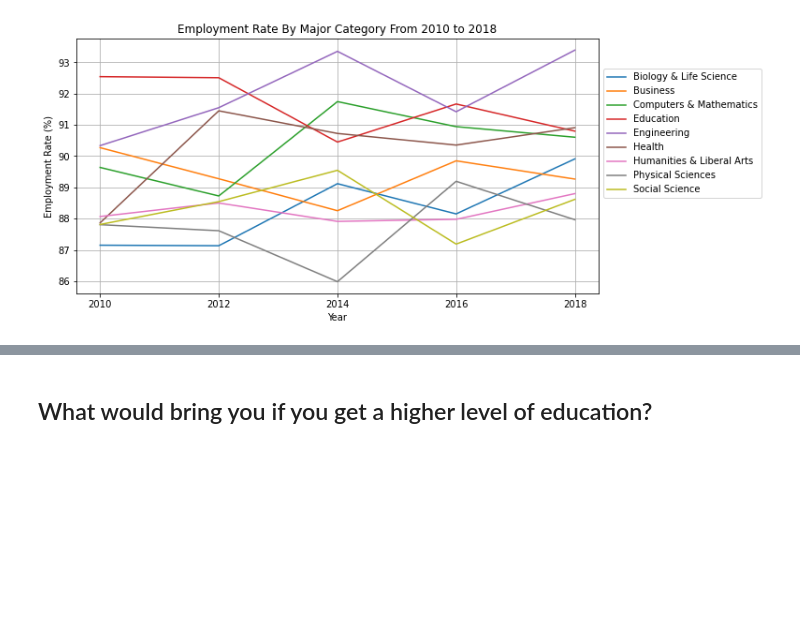
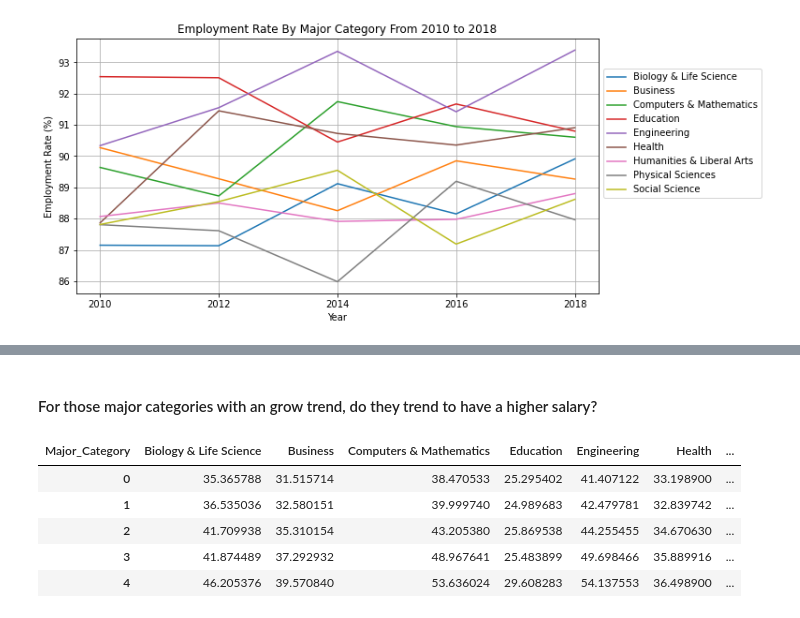
Before and after one commit to UCB-stat-159-s22/hw07-Group21, a Jupyter notebook: stephen-analysis.ipynb, the cells around one changed output, grey strips where cells are left out. Drawn from its saved outputs; the diff is of its cells as text; code cells hidden in the pictures; blank space fills up the shorter version.

```diff
--- a/stephen-analysis.ipynb
+++ b/stephen-analysis.ipynb
@@ -191,2 +174,27 @@ recent_grad_stats14.head()
-# %% [markdown]
-## What would bring you if you get a higher level of education?
+# %% [markdown]
+#### For those major categories with an grow trend, do they trend to have a higher salary?
+# %%
+# function to calculate wage rate in each major category
+def filter_major_category(table, year):
+
+    temp_table = table.copy()
+
+    # we only want to include the employed people
+    temp_table = temp_table[temp_table["COW"] == "Employed"]
+
+    # only include the major categories with growth
+    # temp_table = temp_table[temp_table["Major_Category"].isin(grow_major_category)]
+    temp_table = temp_table[temp_table["Major_Category"].isin(employment_rate_df.columns)]
+
+    # adjusting the WAGP based on the ADJING, assuming works 4 weeks each months
+    total_hours = temp_table["WKHP"].astype(int) * 4 * 12
+
+    temp_table["$/hr" + str(year)] = temp_table["ADJINC"] * 1e-6 * temp_table["WAGP"] / total_hours
+
+    # keep columns that are meaningful
+    temp_table = temp_table[["$/hr" + str(year), "Major_Category"]]
+
+    # group by each major category, calculate the average wage per hour in the whole table
+    temp_table = temp_table.groupby("Major_Category").mean().reset_index()
+
+    return temp_table
@@ -192,0 +211,14 @@ recent_grad_stats14.head()
+# %%
+# transpose the dataframe, easy for plotting
+avg_wage_per_hr = avg_wage_per_hr.set_index("Major_Category")
+avg_wage_per_hr = avg_wage_per_hr.T
+avg_wage_per_hr = avg_wage_per_hr.reset_index()
+avg_wage_per_hr = avg_wage_per_hr.drop("index", axis = 1)
+avg_wage_per_hr.head()
+# %% [output]
+| Major_Category | Biology & Life Science | Business | Computers & Mathematics | Education | Engineering | Health | ... |
+| 0 | 35.365788 | 31.515714 | 38.470533 | 25.295402 | 41.407122 | 33.198900 | ... |
+| 1 | 36.535036 | 32.580151 | 39.999740 | 24.989683 | 42.479781 | 32.839742 | ... |
+| 2 | 41.709938 | 35.310154 | 43.205380 | 25.869538 | 44.255455 | 34.670630 | ... |
+| 3 | 41.874489 | 37.292932 | 48.967641 | 25.483899 | 49.698466 | 35.889916 | ... |
+| 4 | 46.205376 | 39.570840 | 53.636024 | 29.608283 | 54.137553 | 36.498900 | ... |
```
Also changed, not shown: parts of 13 cells of this notebook.
